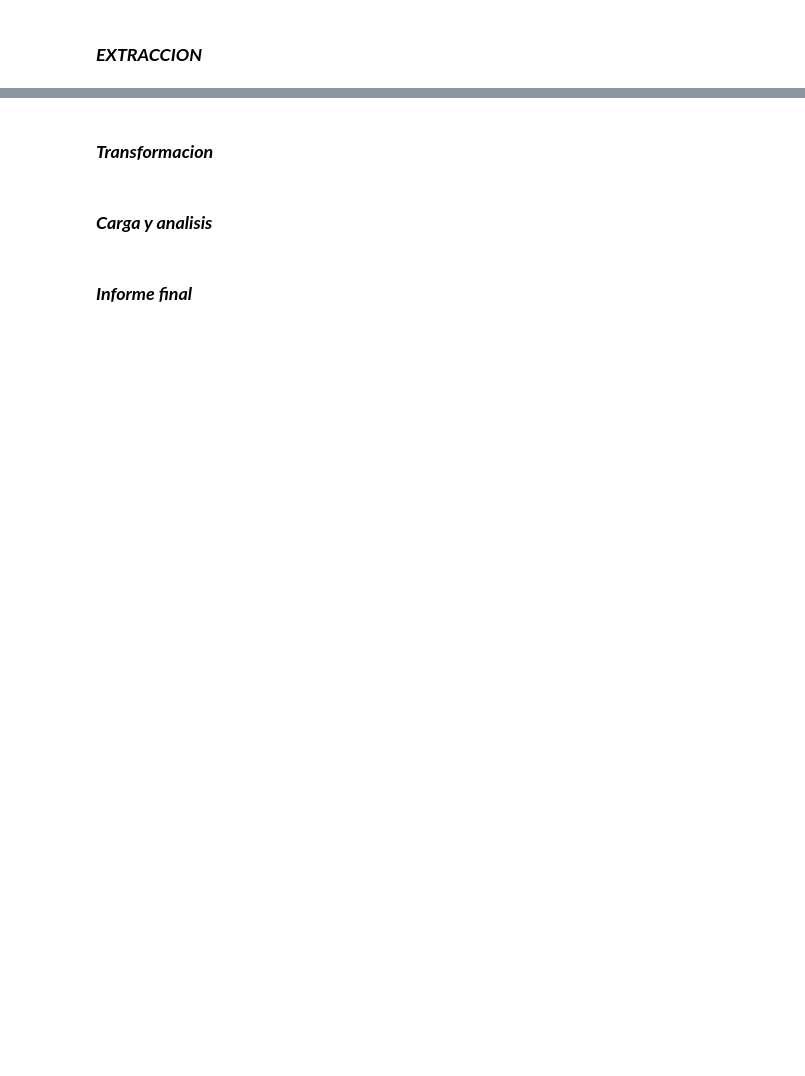
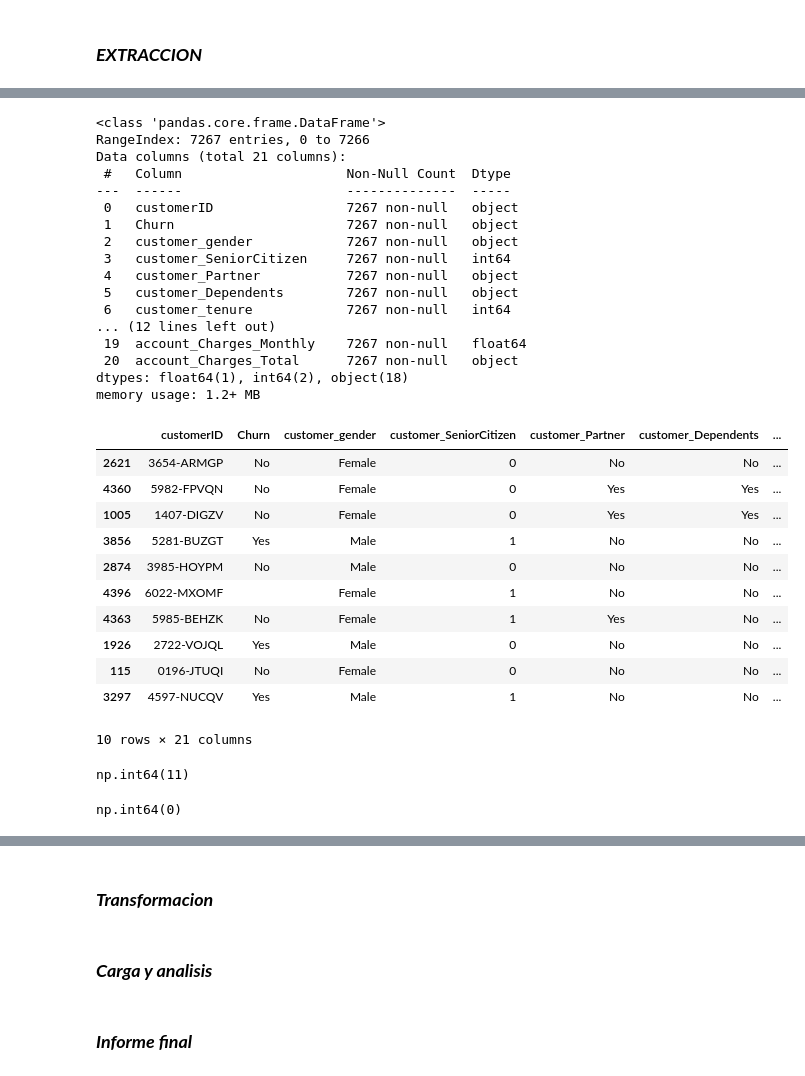
Before and after one commit to Brianbrowncoopman/challenge_desafio_telecom_x, a Jupyter notebook: desafio_telecom_X.ipynb, the cells around one changed output, grey strips where cells are left out. Cells and saved outputs as stored; diff of their text form; code cells hidden in the pictures; blank space fills up the shorter version.

```diff
--- a/desafio_telecom_X.ipynb
+++ b/desafio_telecom_X.ipynb
@@ -18,0 +46,2 @@ df_datos_originales.head()
+# %%
+df = df_datos_originales.copy()
@@ -18,0 +53,19 @@ df_datos_originales.head()
+# %%
+columnas_a_expandir = ['customer', 'phone', 'internet', 'account','account_Charges']
+# %%
+
+for col in columnas_a_expandir:
+    # Solo convierte si es string (para evitar error)
+    df[col] = df[col].apply(lambda x: eval(x) if isinstance(x, str) else x)
+
+    # Expandir en nuevas columnas
+    columnas_expandidas = df[col].apply(pd.Series)
+
+    # Agregar prefijo para identificar el origen
+    columnas_expandidas.columns = [f"{col}_{subcol}" for subcol in columnas_expandidas.columns]
+
+    # Combinar al DataFrame y eliminar la original
+    df = pd.concat([df.drop(columns=[col]), columnas_expandidas], axis=1)
+
+# Vista previa
+df.head()
@@ -18,0 +106,33 @@ df_datos_originales.head()
+# %%
+df.info()
+df.sample(10)
+# %% [output]
+<class 'pandas.core.frame.DataFrame'>
+RangeIndex: 7267 entries, 0 to 7266
+Data columns (total 21 columns):
+ #   Column                     Non-Null Count  Dtype
+---  ------                     --------------  -----
+ 0   customerID                 7267 non-null   object
+ 1   Churn                      7267 non-null   object
+ 2   customer_gender            7267 non-null   object
+ 3   customer_SeniorCitizen     7267 non-null   int64
+ 4   customer_Partner           7267 non-null   object
+ 5   customer_Dependents        7267 non-null   object
+ 6   customer_tenure            7267 non-null   int64
+... (12 lines left out)
+ 19  account_Charges_Monthly    7267 non-null   float64
+ 20  account_Charges_Total      7267 non-null   object
+dtypes: float64(1), int64(2), object(18)
+memory usage: 1.2+ MB
+|  | customerID | Churn | customer_gender | customer_SeniorCitizen | customer_Partner | customer_Dependents | ... |
+| 2621 | 3654-ARMGP | No | Female | 0 | No | No | ... |
+| 4360 | 5982-FPVQN | No | Female | 0 | Yes | Yes | ... |
+| 1005 | 1407-DIGZV | No | Female | 0 | Yes | Yes | ... |
+| 3856 | 5281-BUZGT | Yes | Male | 1 | No | No | ... |
+| 2874 | 3985-HOYPM | No | Male | 0 | No | No | ... |
+| 4396 | 6022-MXOMF |  | Female | 1 | No | No | ... |
+| 4363 | 5985-BEHZK | No | Female | 1 | Yes | No | ... |
+| 1926 | 2722-VOJQL | Yes | Male | 0 | No | No | ... |
+| 115 | 0196-JTUQI | No | Female | 0 | No | No | ... |
+| 3297 | 4597-NUCQV | Yes | Male | 1 | No | No | ... |
+10 rows × 21 columns
@@ -18,0 +141,4 @@ df_datos_originales.head()
+# %%
+df['account_Charges_Total'].apply(lambda x: str(x).strip() == '').sum()
+# %% [output]
+np.int64(11)
@@ -18,0 +149,4 @@ df_datos_originales.head()
+# %%
+df['account_Charges_Total'].apply(lambda x: str(x).strip() == '').sum()
+# %% [output]
+np.int64(0)
```
Also changed, not shown: parts of 12 cells of this notebook.
